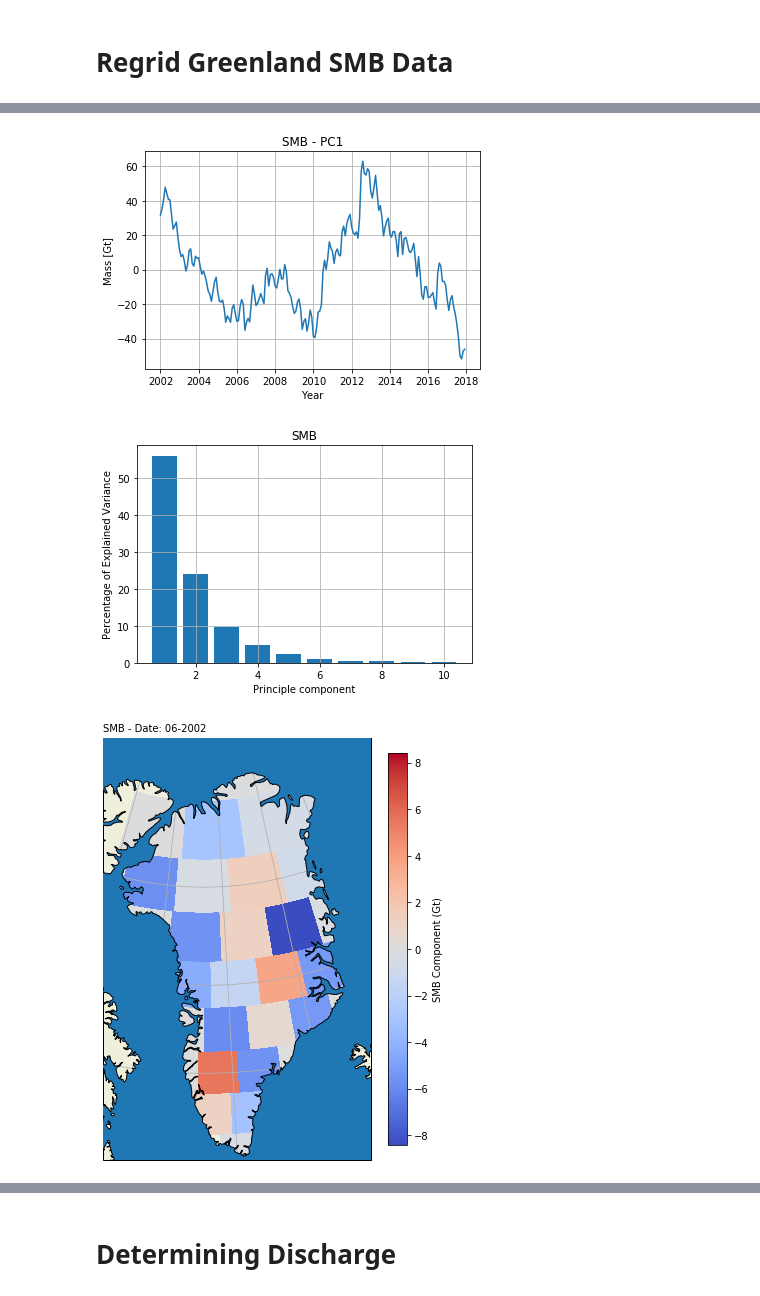
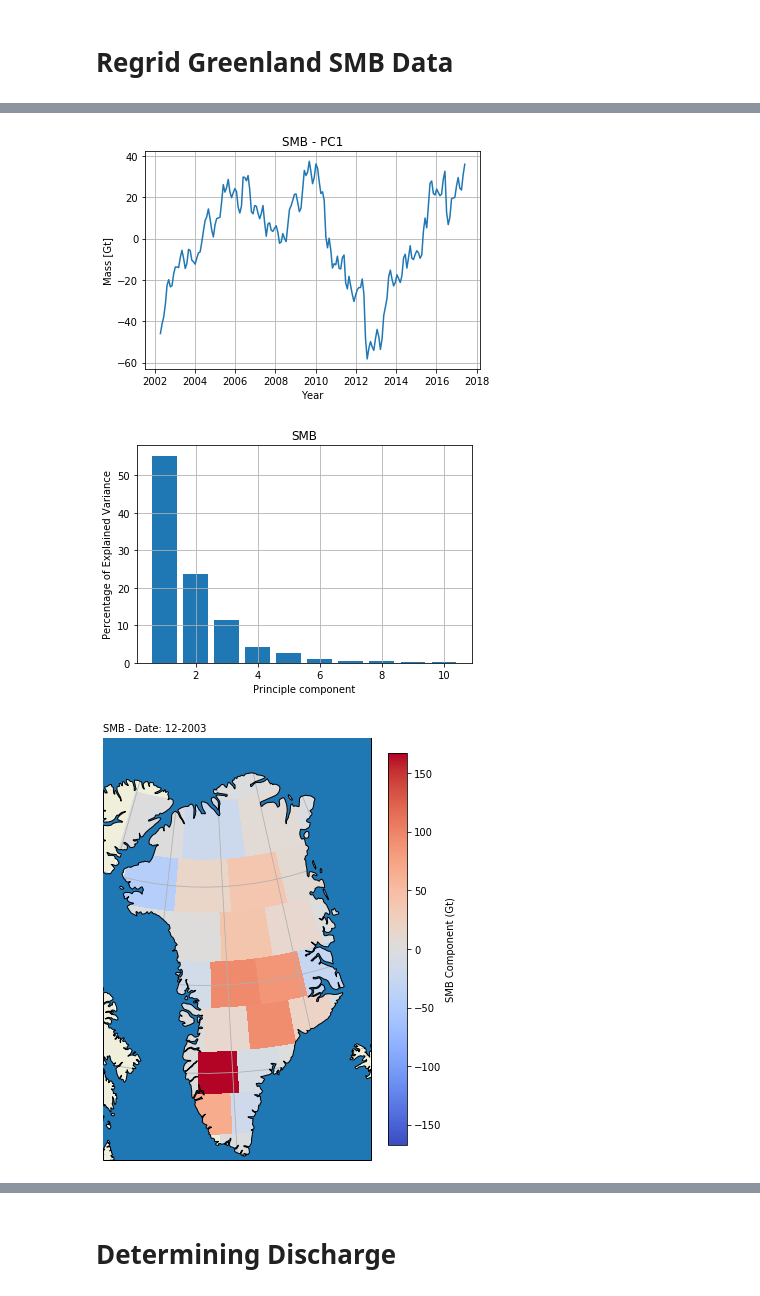
Before and after one commit to AdriaanGr/MAIO_project, a Jupyter notebook: MAIO_project2.ipynb, the cells around one changed output, grey strips where cells are left out. Saved outputs shown, nothing was run; the diff lists cells and outputs as text; code cells hidden in the pictures.

```diff
--- a/MAIO_project2.ipynb
+++ b/MAIO_project2.ipynb
@@ -14,3 +14,4 @@ from netCDF4 import Dataset
 # %%
 N = np.size(glob.glob("./dataGt/JPL_mscn*.csv", recursive=True))
 M = np.shape(np.genfromtxt('JPL_mscn017.csv', delimiter=',', skip_header=15))[0]
+t_30days = 30 * 24 * 3600.0
@@ -488,4 +531,20 @@ for lat_i in range(1, 10):
         mscn_SMB[30,:] = FSMB[:,lat_i,false_i[lat_i] - 8] * area_mscn[30]
 
 mscn_SMB *= 1e-6 # From mm * km^2 to Gt
-#mscn_SMB *= 1e-1
+cmscn_SMB = np.empty(mscn_SMB.shape)
+for i in range(mscn_SMB.shape[1]):
+    cmscn_SMB[:,i] = np.sum(mscn_SMB[:,:i+1], axis=1)
+
+# Resample data from monthly to per 30 day
+T_days = np.zeros(T.size)
+for ti, tv in enumerate(T):
+    T_int = int(np.round(tv))
+    T_days[ti] = (datetime(2002 + T_int // 12, T_int % 12 + 1, 1) - datetime(2002, 1, 1)).days
+
+#smb_t, cmscn_SMB = resample_mascons(T_days * 86400, cmscn_SMB, t_30days)
+# Resample SMB data to grace time
+cmscn_SMB = np.array([np.interp(grace_t, T_days * 86400, cmscn_SMB[i,:]) for i in range(cmscn_SMB.shape[0])])
+smb_t = grace_t
+
+del T_days
+del mscn_SMB
@@ -559,7 +607,7 @@ PCA_SMB = np.dot(F_SMB, evec_smb[:])
 # Plot PCA
 PCA_num = 1
 
-plt.plot(T / 12 + 2002, PCA_SMB[:,PCA_num-1])
+plt.plot(smb_t / 365.25 / 86400 + 2002, PCA_SMB[:,PCA_num-1])
 plt.xlabel('Year')
 plt.ylabel('Mass [Gt]')
 plt.title('SMB - PC' + str(PCA_num))
@@ -577,27 +625,28 @@ plt.grid()
 plt.savefig("./Pictures/PC_explained_SMB", dpi=300)
 plt.show()
 # %% [output]
-[figure, old version]
+[figure, new version]
-[figure, old version]
+[figure, new version]
 # %%
 # Verbeterde Plot Routine
-time = 5
-XV, YV, fit = rebin_data(mscn_SMB[:,time], lat, lon)
+time = 20
+XV, YV, fit = rebin_data(cmscn_SMB[:,time], lat, lon)
 proj = ccrs.LambertConformal(central_latitude=90, central_longitude=310)
+ctim = datetime(2002, 1, 1) + timedelta(seconds=smb_t[time])
 #proj = ccrs.PlateCarree(central_longitude=310)
 
 
 f, ax = plt.subplots(figsize=(6, 8), subplot_kw=dict(projection=proj))
 cb = ax.pcolor(XV, YV, fit, cmap=plt.cm.coolwarm, vmin = -np.max(np.abs(fit)), vmax = np.max(np.abs(fit)), transform=ccrs.PlateCarree())
 ax.set_extent([-65, -25, 59, 85], ccrs.PlateCarree())
 ax.add_feature(cfeature.LAND)
 ax.add_feature(cfeature.NaturalEarthFeature('physical', 'ocean', '50m'), zorder=100, edgecolor='k')
 ax.gridlines()
-ax.text(0.125, 0.88, "SMB - Date: %s" % tims2[time].strftime("%m-%Y"), transform=f.transFigure)
+ax.text(0.125, 0.88, "SMB - Date: %s" % ctim.strftime("%m-%Y"), transform=f.transFigure)
 cax = f.colorbar(cb, ax=[ax], shrink=0.9)
 cax.set_label("SMB Component (Gt)")
-f.savefig("./Pictures/SMB_map_%s.png" % tims2[time].strftime("%m-%Y"))
+f.savefig("./Pictures/SMB_map_%s.png" % ctim.strftime("%m-%Y"))
 plt.show()
 # %% [output]
-[figure, old version]
+[figure, new version]
 # %%
```
Also changed, not shown: parts of 46 cells of this notebook, 8 other files.
